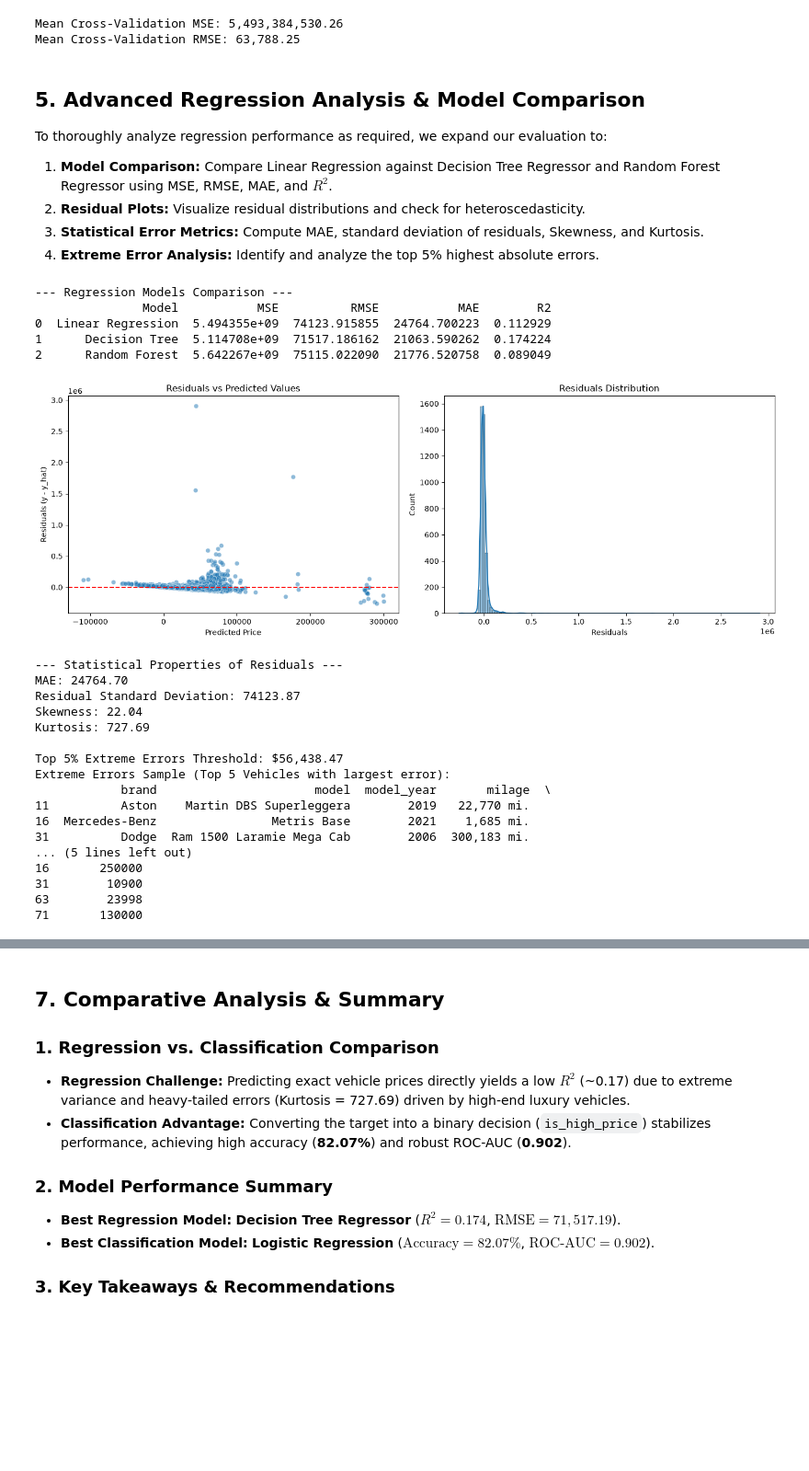
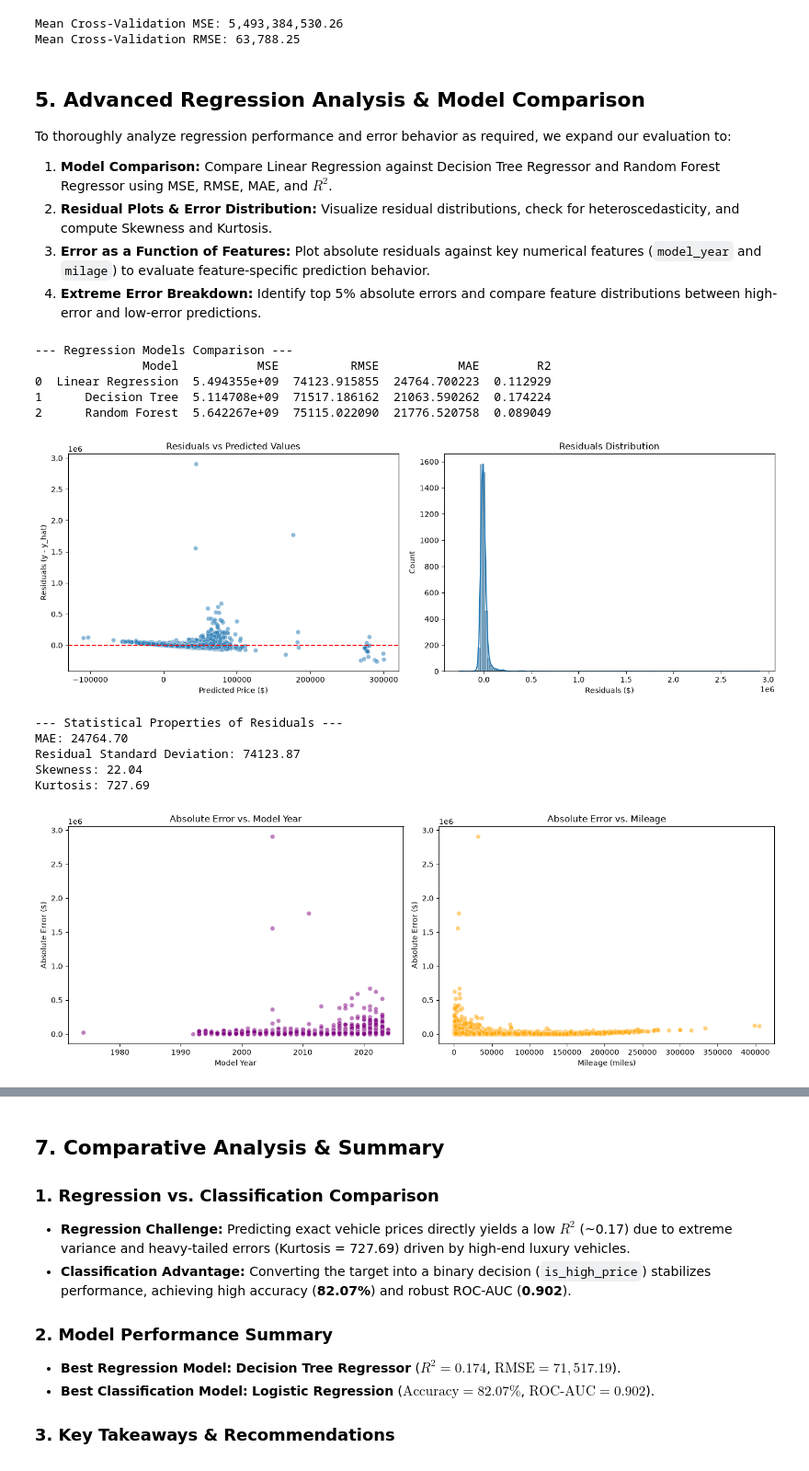
Before and after one commit to YonatanFaizov/cars_project, a Jupyter notebook: homework2.ipynb, the cells around one changed output, grey strips where cells are left out. Shown at 92% size. Saved outputs shown, nothing was run; the diff lists cells and outputs as text; code cells hidden in the pictures; blank space fills up the shorter version.

```diff
--- a/homework2.ipynb
+++ b/homework2.ipynb
@@ -109,28 +109,32 @@ Mean Cross-Validation RMSE: 63,788.25
 # %% [markdown]
 ## 5. Advanced Regression Analysis & Model Comparison
 
-To thoroughly analyze regression performance as required, we expand our evaluation to:
+To thoroughly analyze regression performance and error behavior as required, we expand our evaluation to:
+
 1. **Model Comparison:** Compare Linear Regression against Decision Tree Regressor and Random Forest Regressor using MSE, RMSE, MAE, and $R^2$.
-2. **Residual Plots:** Visualize residual distributions and check for heteroscedasticity.
-3. **Statistical Error Metrics:** Compute MAE, standard deviation of residuals, Skewness, and Kurtosis.
-4. **Extreme Error Analysis:** Identify and analyze the top 5% highest absolute errors.
+2. **Residual Plots & Error Distribution:** Visualize residual distributions, check for heteroscedasticity, and compute Skewness and Kurtosis.
+3. **Error as a Function of Features:** Plot absolute residuals against key numerical features (`model_year` and `milage`) to evaluate feature-specific prediction behavior.
+4. **Extreme Error Breakdown:** Identify top 5% absolute errors and compare feature distributions between high-error and low-error predictions.
 # %%
+import pandas as pd
+import numpy as np
 import matplotlib.pyplot as plt
 import seaborn as sns
 from scipy.stats import skew, kurtosis
+from sklearn.linear_model import LinearRegression
 from sklearn.tree import DecisionTreeRegressor
 from sklearn.ensemble import RandomForestRegressor
 from sklearn.metrics import mean_squared_error, mean_absolute_error, r2_score
 from sklearn.model_selection import cross_val_predict
 
-# 1. Define models (Linear, Decision Tree, Ensemble)
+# 1. Define Regression Models
 models_reg = {
     'Linear Regression': reg_model,
     'Decision Tree': DecisionTreeRegressor(max_depth=5, random_state=42),
     'Random Forest': RandomForestRegressor(n_estimators=100, random_state=42)
 }
 
-# 2. Compare Models using K-Fold CV
+# 2. Compare Models using 5-Fold Cross-Validation
 results = []
 for name, model in models_reg.items():
     y_pred = cross_val_predict(model, X, y_reg, cv=kf)
@@ -144,59 +148,79 @@ df_results = pd.DataFrame(results)
 print("--- Regression Models Comparison ---")
 print(df_results)
 
-# 3. Residual Analysis (Using Linear Regression Predictions)
+# 3. Residual Analysis (Linear Regression Predictions)
 y_pred_lin = cross_val_predict(reg_model, X, y_reg, cv=kf)
 residuals = y_reg - y_pred_lin
 abs_errors = np.abs(residuals)
 
-# Residual Plots
+# Plot 1: Standard Residual Plots (vs Predicted Values & Distribution)
 fig, axes = plt.subplots(1, 2, figsize=(14, 5))
+
 sns.scatterplot(x=y_pred_lin, y=residuals, ax=axes[0], alpha=0.5)
 axes[0].axhline(0, color='red', linestyle='--')
 axes[0].set_title('Residuals vs Predicted Values')
-axes[0].set_xlabel('Predicted Price')
+axes[0].set_xlabel('Predicted Price ($)')
 axes[0].set_ylabel('Residuals (y - y_hat)')
 
 sns.histplot(residuals, kde=True, ax=axes[1])
 axes[1].set_title('Residuals Distribution')
-axes[1].set_xlabel('Residuals')
+axes[1].set_xlabel('Residuals ($)')
+
 plt.tight_layout()
 plt.show()
 
-# Statistical Properties of Errors
+# 4. Statistical Properties of Residuals
 print("\n--- Statistical Properties of Residuals ---")
 print(f"MAE: {mean_absolute_error(y_reg, y_pred_lin):.2f}")
 print(f"Residual Standard Deviation: {np.std(residuals):.2f}")
 print(f"Skewness: {skew(residuals):.2f}")
 print(f"Kurtosis: {kurtosis(residuals):.2f}")
 
-# Extreme Errors Analysis (Top 5%)
+# 5. Error as a Function of Features
+fig, axes = plt.subplots(1, 2, figsize=(14, 5))
+
+sns.scatterplot(x=X['model_year'], y=abs_errors, ax=axes[0], alpha=0.5, color='purple')
+axes[0].set_title('Absolute Error vs. Model Year')
+axes[0].set_xlabel('Model Year')
+axes[0].set_ylabel('Absolute Error ($)')
+
+sns.scatterplot(x=X['milage'], y=abs_errors, ax=axes[1], alpha=0.5, color='orange')
+axes[1].set_title('Absolute Error vs. Mileage')
+axes[1].set_xlabel('Mileage (miles)')
+axes[1].set_ylabel('Absolute Error ($)')
+
+plt.tight_layout()
+plt.show()
+
+# Feature Breakdown: High Error vs. Low Error Predictions
+df_errors = df.copy()
+df_errors['abs_error'] = abs_errors
+df_errors['error_tier'] = pd.qcut(abs_errors, q=2, labels=['Low Error (Bottom 50%)', 'High Error (Top 50%)'])
+
+
+for col in ['model_year', 'milage', 'price_clean']:
+    df_errors[col] = pd.to_numeric(df_errors[col], errors='coerce')
+
+print("\n--- Feature Averages: Low Error vs High Error Predictions ---")
+print(df_errors.groupby('error_tier', observed=False)[['model_year', 'milage', 'price_clean']].mean())
+
+# 6. Extreme Errors Analysis (Top 5%)
 threshold_5pct = np.percentile(abs_errors, 95)
 extreme_errors = df[abs_errors >= threshold_5pct]
+
 print(f"\nTop 5% Extreme Errors Threshold: ${threshold_5pct:,.2f}")
-print("Extreme Errors Sample (Top 5 Vehicles with largest error):")
+print("Extreme Errors Sample (Top 5 Vehicles with Largest Error):")
 print(extreme_errors[['brand', 'model', 'model_year', 'milage', 'price_clean']].head())
 # %% [output]
 --- Regression Models Comparison ---
                Model           MSE          RMSE           MAE        R2
 0  Linear Regression  5.494355e+09  74123.915855  24764.700223  0.112929
 1      Decision Tree  5.114708e+09  71517.186162  21063.590262  0.174224
 2      Random Forest  5.642267e+09  75115.022090  21776.520758  0.089049
 [figure]
 --- Statistical Properties of Residuals ---
 MAE: 24764.70
 Residual Standard Deviation: 74123.87
 Skewness: 22.04
 Kurtosis: 727.69
-
-Top 5% Extreme Errors Threshold: $56,438.47
-Extreme Errors Sample (Top 5 Vehicles with largest error):
-            brand                      model  model_year       milage  \
-11          Aston    Martin DBS Superleggera        2019   22,770 mi.
-16  Mercedes-Benz                Metris Base        2021    1,685 mi.
-31          Dodge  Ram 1500 Laramie Mega Cab        2006  300,183 mi.
-... (5 lines left out)
-16       250000
-31        10900
-63        23998
-71       130000
+[figure, added]
```
Also changed, not shown: parts of 5 cells of this notebook.
